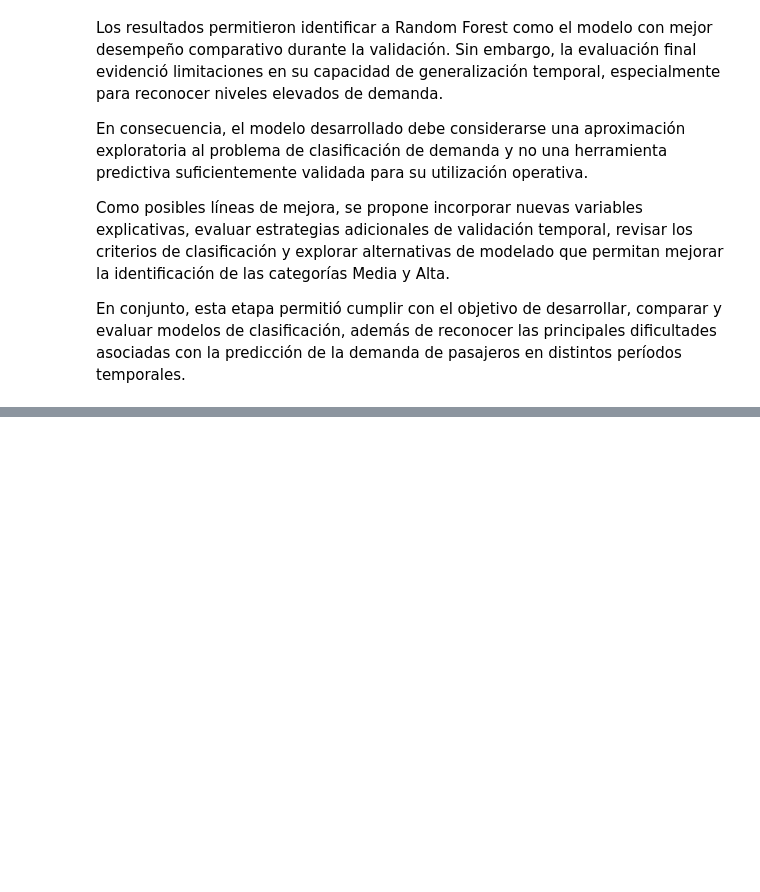
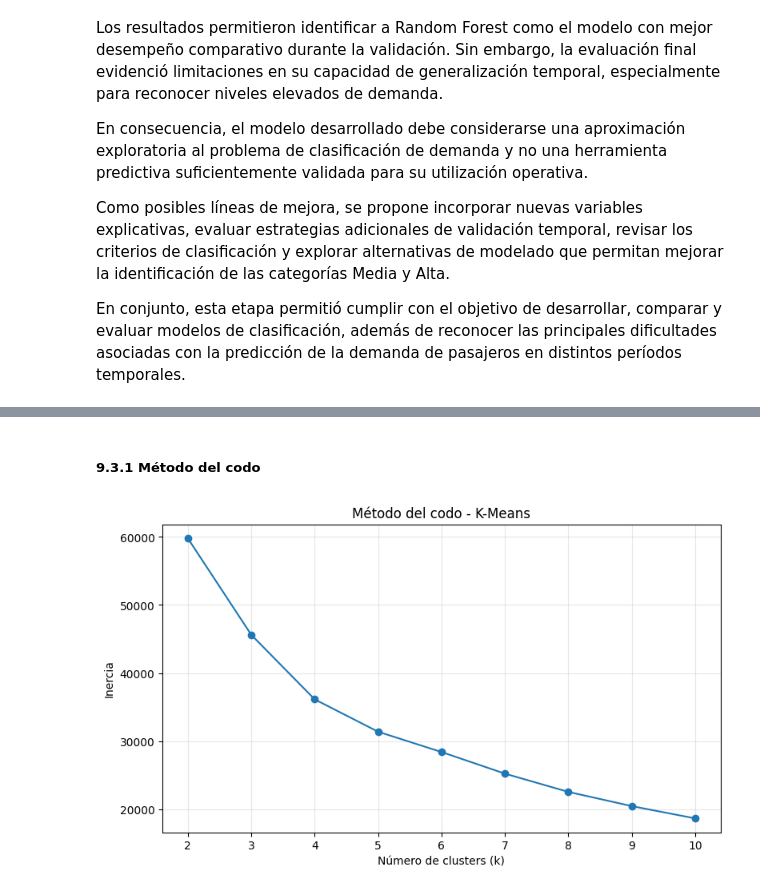
Before and after one commit to ChronosXV/Metodologia_grupo2, a Jupyter notebook: Metodologia_1_Grupo_2_Modelado_ML.ipynb, the cells around one changed output, grey strips where cells are left out. Saved outputs shown, nothing was run; the diff lists cells and outputs as text; code cells hidden in the pictures; blank space fills up the shorter version.

Commit message:
Punto 9 implementar kmeans y caracterizar clusters de demanda

```diff
--- a/Metodologia_1_Grupo_2_Modelado_ML.ipynb
+++ b/Metodologia_1_Grupo_2_Modelado_ML.ipynb
@@ -2112,0 +2350,37 @@ En conjunto, esta etapa permitió cumplir con el objetivo de desarrollar, compar
+# %% [markdown]
+##### 9.3.1 Método del codo
+# %%
+# Seleccionar una muestra reproducible para evaluar los clusters
+X_kmeans_muestra = df_kmeans_escalado.sample(
+    n=20000,
+    random_state=42
+)
+
+# Definir los valores de k que se evaluarán
+valores_k = range(2, 11)
+
+# Almacenar la inercia de cada modelo
+inercias = []
+
+for k in valores_k:
+    modelo_kmeans = KMeans(
+        n_clusters=k,
+        random_state=42,
+        n_init=10
+    )
+
+    modelo_kmeans.fit(X_kmeans_muestra)
+    inercias.append(modelo_kmeans.inertia_)
+
+# Visualizar la evolución de la inercia
+plt.figure(figsize=(9, 5))
+plt.plot(list(valores_k), inercias, marker="o")
+
+plt.title("Método del codo - K-Means")
+plt.xlabel("Número de clusters (k)")
+plt.ylabel("Inercia")
+plt.xticks(list(valores_k))
+plt.grid(alpha=0.3)
+plt.show()
+# %% [output]
+[figure, added]
```
Also changed, not shown: parts of 42 cells of this notebook.
